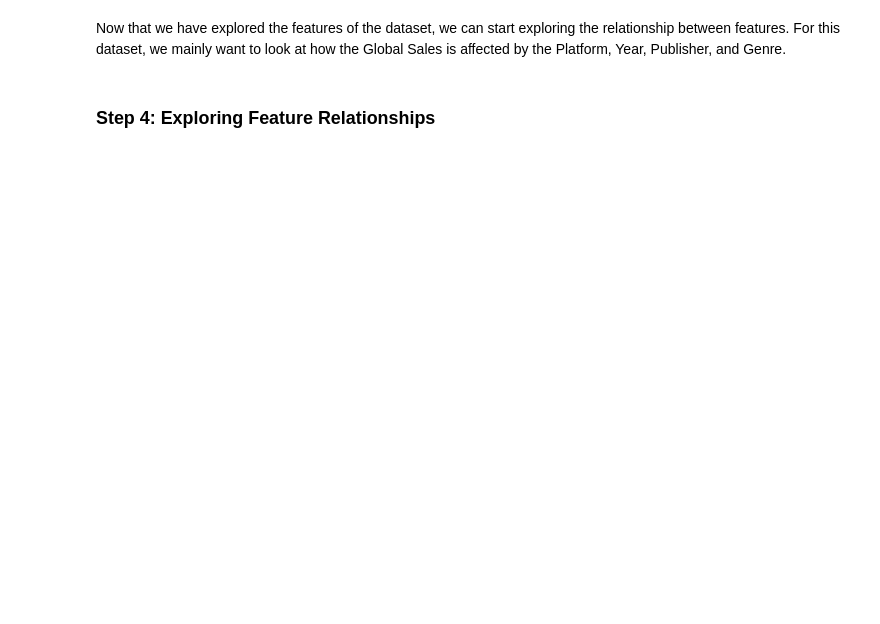
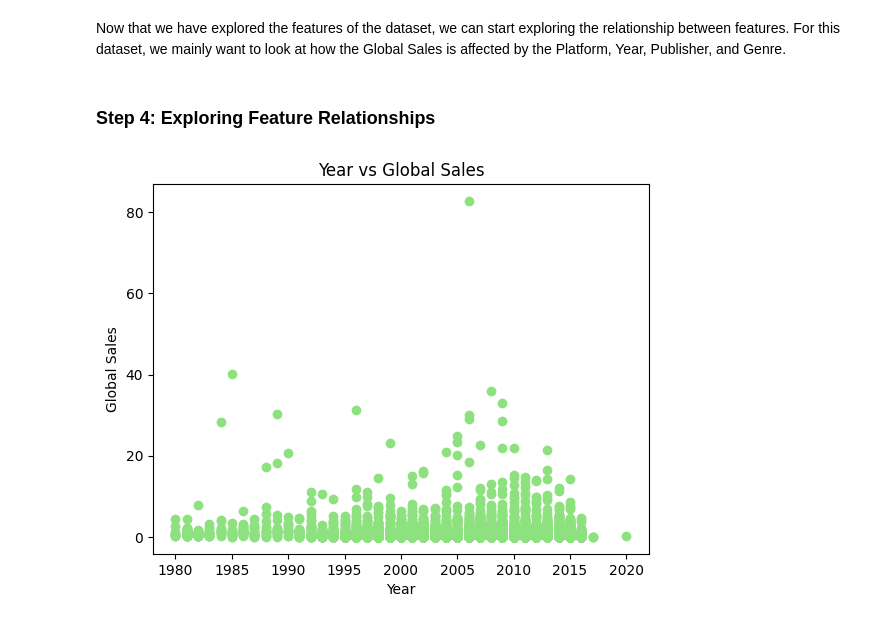
Before and after one commit to nstanfield/Video-Game-Sales-Analysis, a Jupyter notebook: Game_Sales_Analysis.ipynb, the cells around one changed output. Cells and saved outputs as stored; diff of their text form; code cells hidden in the pictures; blank space fills up the shorter version.

```diff
--- a/Game_Sales_Analysis.ipynb
+++ b/Game_Sales_Analysis.ipynb
@@ -227,3 +247,11 @@ Now that we have explored the features of the dataset, we can start exploring th
 For this dataset, we mainly want to look at how the Global Sales is affected by the Platform, Year, Publisher, and Genre.
 # %% [markdown]
 ### Step 4: Exploring Feature Relationships
+# %%
+plt.scatter(game_sales['Year'], game_sales['Global_Sales'], color='#8DE17E')
+plt.title('Year vs Global Sales')
+plt.ylabel('Global Sales')
+plt.xlabel('Year')
+plt.show()
+# %% [output]
+[figure, added]
```
Also changed, not shown: parts of 12 cells of this notebook.
